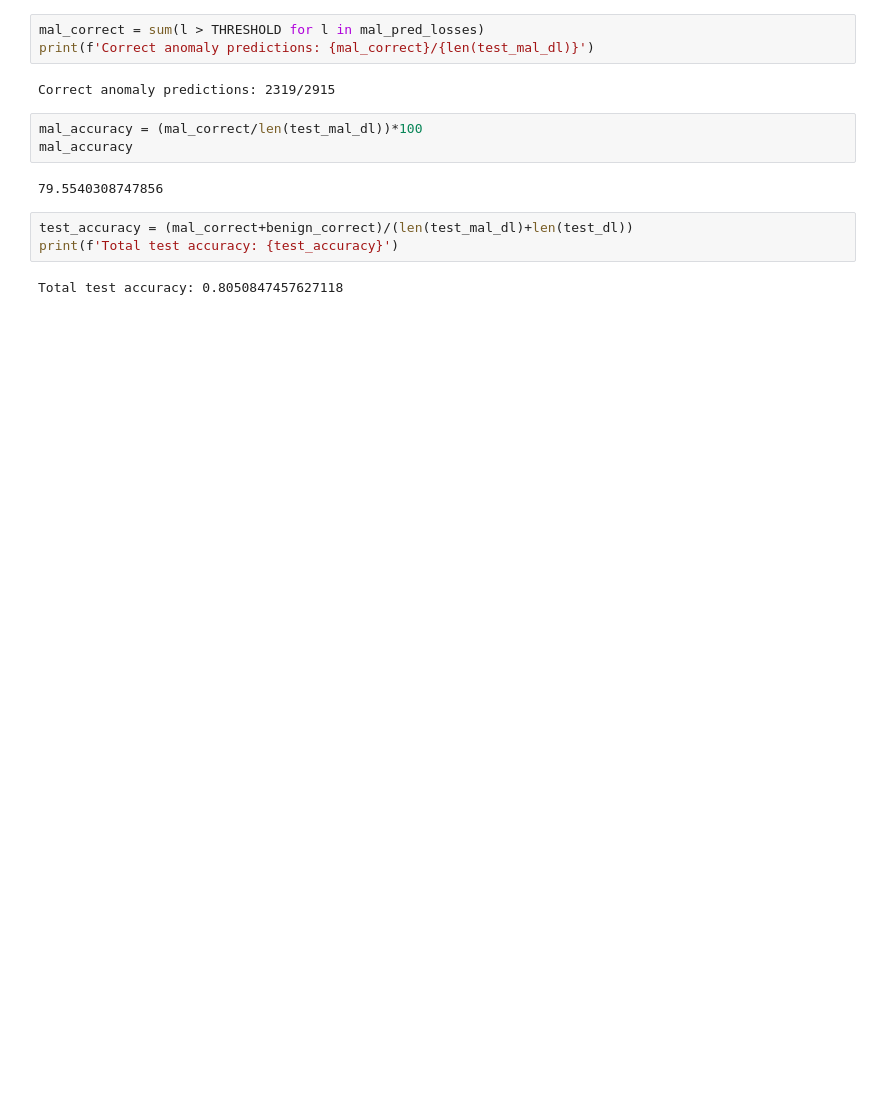
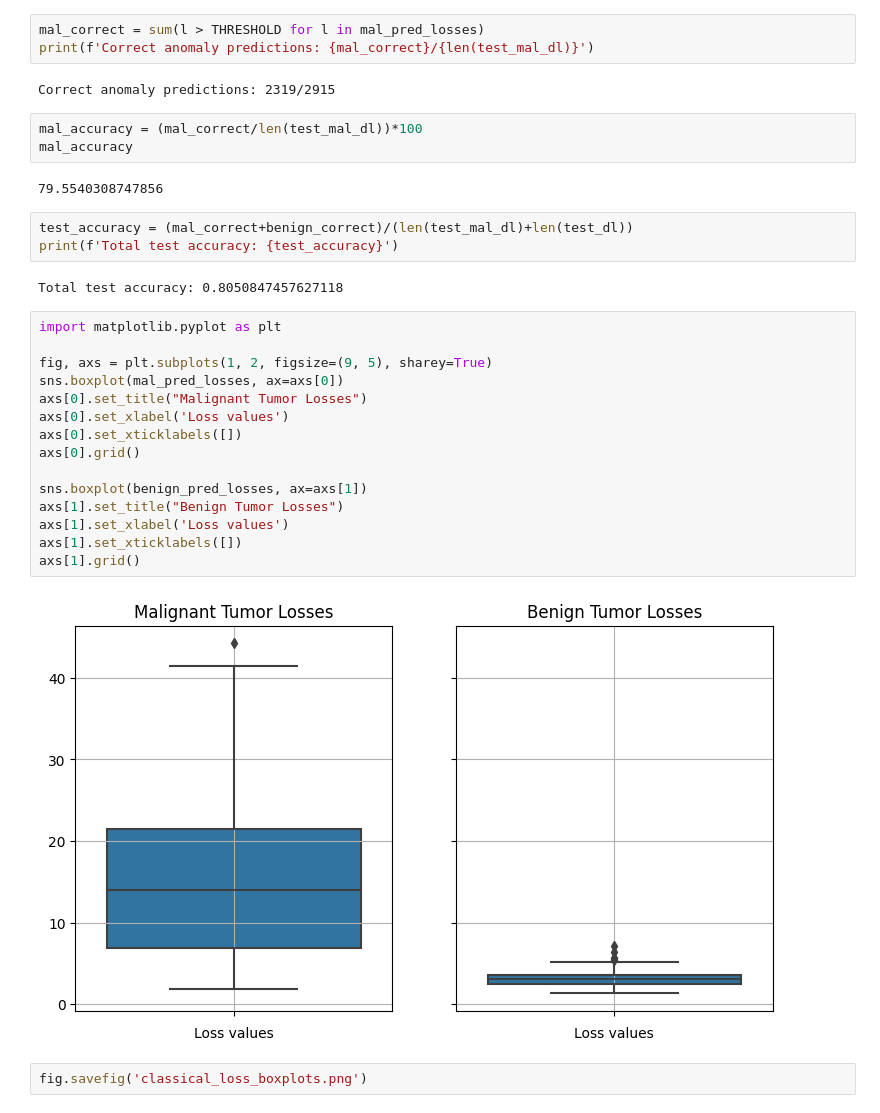
Before and after one commit to obliviateandsurrender/Qure, a Jupyter notebook: classical_modeling/classical_LSTM_model.ipynb, the cells around one changed output. Cells and saved outputs as stored; diff of their text form; blank space fills up the shorter version.

Commit message:
Added boxplot of losses in classical modeling

```diff
--- a/classical_modeling/classical_LSTM_model.ipynb
+++ b/classical_modeling/classical_LSTM_model.ipynb
@@ -392,3 +392,22 @@ test_accuracy = (mal_correct+benign_correct)/(len(test_mal_dl)+len(test_dl))
 print(f'Total test accuracy: {test_accuracy}')
 # %% [output]
 Total test accuracy: 0.8050847457627118
+# %%
+import matplotlib.pyplot as plt
+
+fig, axs = plt.subplots(1, 2, figsize=(9, 5), sharey=True)
+sns.boxplot(mal_pred_losses, ax=axs[0])
+axs[0].set_title("Malignant Tumor Losses")
+axs[0].set_xlabel('Loss values')
+axs[0].set_xticklabels([])
+axs[0].grid()
+
+sns.boxplot(benign_pred_losses, ax=axs[1])
+axs[1].set_title("Benign Tumor Losses")
+axs[1].set_xlabel('Loss values')
+axs[1].set_xticklabels([])
+axs[1].grid()
+# %% [output]
+[figure, added]
+# %%
+fig.savefig('classical_loss_boxplots.png')
```
Also changed, not shown: 1 other file.
